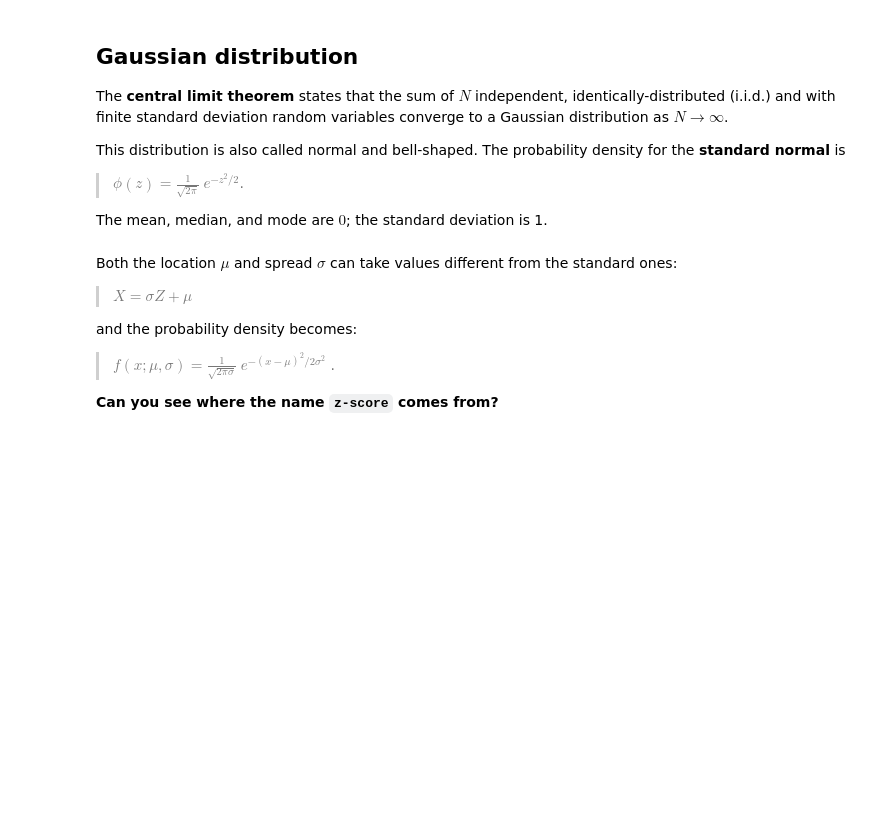
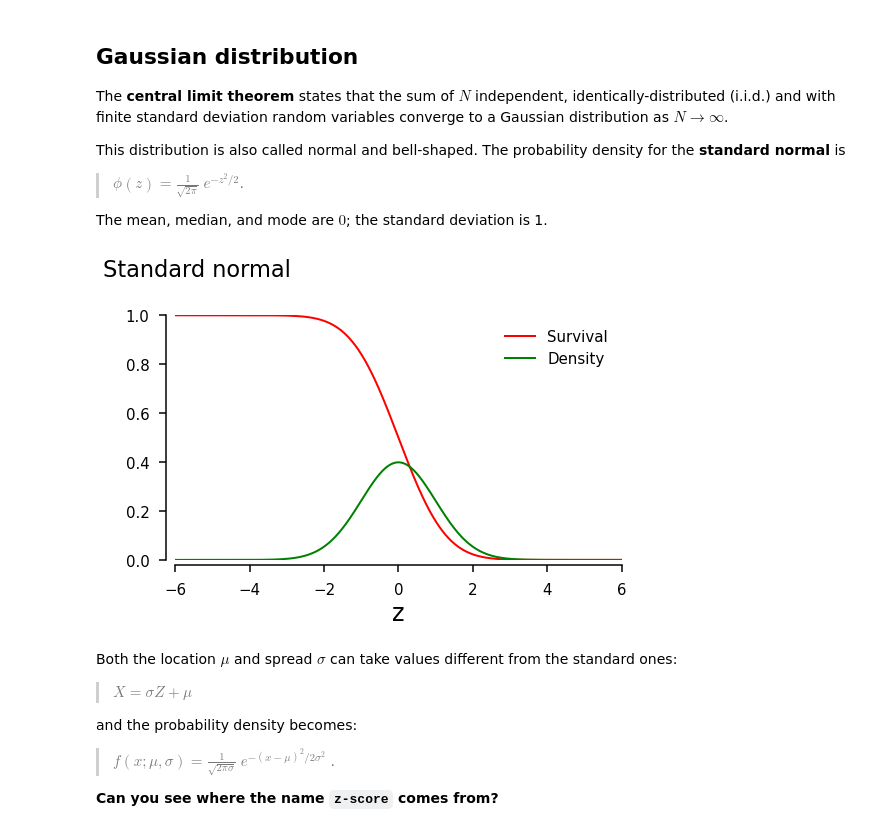
Before and after one commit to amarallab/Amaral_Lab_Intro_to_Data_Science, a Jupyter notebook: Module_Data_Analysis/nb_10_Continuous_random_variables.ipynb, the cells around one changed output. Cells and saved outputs as stored; diff of their text form; code cells hidden in the pictures; blank space fills up the shorter version.

```diff
--- a/Module_Data_Analysis/nb_10_Continuous_random_variables.ipynb
+++ b/Module_Data_Analysis/nb_10_Continuous_random_variables.ipynb
@@ -199,32 +204,34 @@ The mean, median, and mode are $0$; the standard deviation is 1.
 # %%
 z = np.linspace(-6, 6, 1000)
 f_z = stats.norm()
 
 fig = plt.figure( figsize = (8, 4.5) )
 fig.text(0, 1.0, 'Standard normal', fontsize = 1.5*my_fontsize)
 ax = fig.add_subplot(1,1,1)
 
 half_frame(ax, "z", "", font_size = my_fontsize)
 
 # Calculate and plot histogram
 ax.plot(z, f_z.sf(z), color = "r", linewidth = 2,
         label = "Survival")
 ax.plot(z, f_z.pdf(z), color = "g", linewidth = 2,
         label = "Density")
 # ax.semilogy(z, f.pdf(z), color = "g", linewidth = 2, alpha = 0.5,
 #             label = "Probability density")
-ax.plot(z, f_z.cdf(z), color = "b", linewidth = 2,
-        label = "Cumulative")
+# ax.plot(z, f_z.cdf(z), color = "b", linewidth = 2,
+#         label = "Cumulative")
 
 ax.set_ylim(0, 1)
 ax.set_xlim(-6, 6)
 
 # Format legend
 ax.legend(loc = 'best', frameon = False, markerscale = 1.8,
           fontsize = my_fontsize)
 
 
 plt.show()
+# %% [output]
+[figure, added]
 # %% [markdown]
 Both the location $\mu$ and spread $\sigma$ can take values different from the standard ones:
 
```
Also changed, not shown: parts of 9 cells of this notebook, 59 other files.
